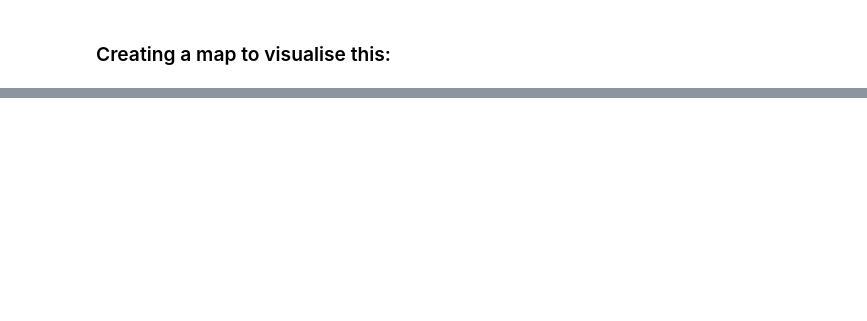
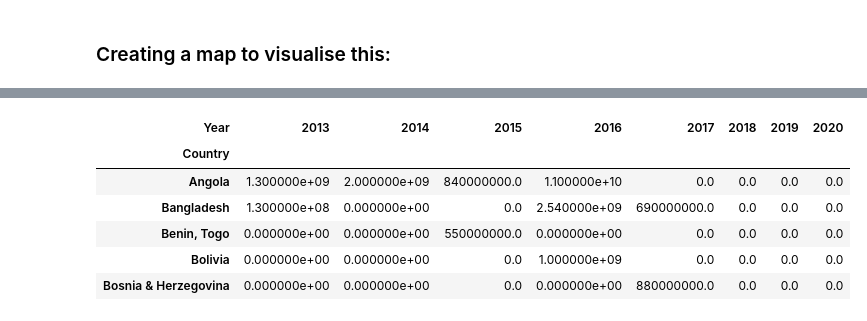
Before and after one commit to SharlotteMaxswell/BRIAnalysis, a Jupyter notebook: Analysis.ipynb, the cells around one changed output, grey strips where cells are left out. Cells and saved outputs as stored; diff of their text form; code cells hidden in the pictures; blank space fills up the shorter version.

```diff
--- a/Analysis.ipynb
+++ b/Analysis.ipynb
@@ -334,0 +363,29 @@ m
+# %%
+df_PD_reduced = df_PD
+
+def convert_amount(amount):
+    if isinstance(amount, str):
+        amount = amount.replace('$', '')
+        if 'B' in amount:
+            return float(amount.replace('B', '')) * 1e9
+        elif 'M' in amount:
+            return float(amount.replace('M', '')) * 1e6
+    return float(amount)
+
+df_PD_reduced['Total Loan'] = df_PD_reduced['Amount'].apply(convert_amount)
+
+df_grouped = df_PD_reduced.groupby(['Country', 'Year'])['Total Loan'].sum().reset_index()
+
+pivot_df = df_grouped.pivot(index='Country', columns='Year', values='Total Loan')
+
+pivot_df.fillna(0, inplace=True)
+
+pivot_df.head()
+# %% [output]
+| Year | 2013 | 2014 | 2015 | 2016 | 2017 | 2018 | 2019 | 2020 |
+| Country |  |  |  |  |  |  |  |  |
+| Angola | 1.300000e+09 | 2.000000e+09 | 840000000.0 | 1.100000e+10 | 0.0 | 0.0 | 0.0 | 0.0 |
+| Bangladesh | 1.300000e+08 | 0.000000e+00 | 0.0 | 2.540000e+09 | 690000000.0 | 0.0 | 0.0 | 0.0 |
+| Benin, Togo | 0.000000e+00 | 0.000000e+00 | 550000000.0 | 0.000000e+00 | 0.0 | 0.0 | 0.0 | 0.0 |
+| Bolivia | 0.000000e+00 | 0.000000e+00 | 0.0 | 1.000000e+09 | 0.0 | 0.0 | 0.0 | 0.0 |
+| Bosnia & Herzegovina | 0.000000e+00 | 0.000000e+00 | 0.0 | 0.000000e+00 | 880000000.0 | 0.0 | 0.0 | 0.0 |
```
Also changed, not shown: parts of 17 cells of this notebook.
